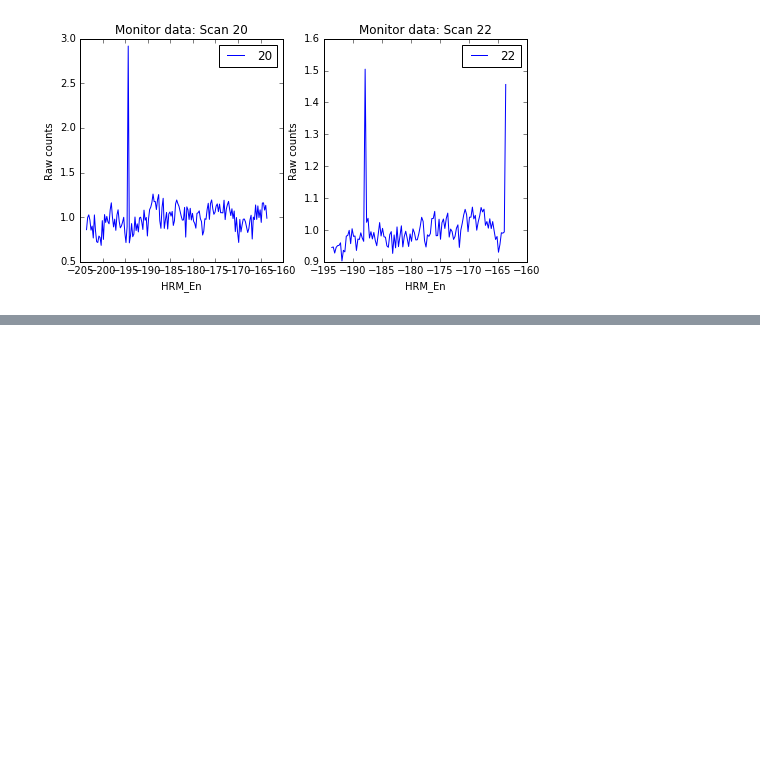
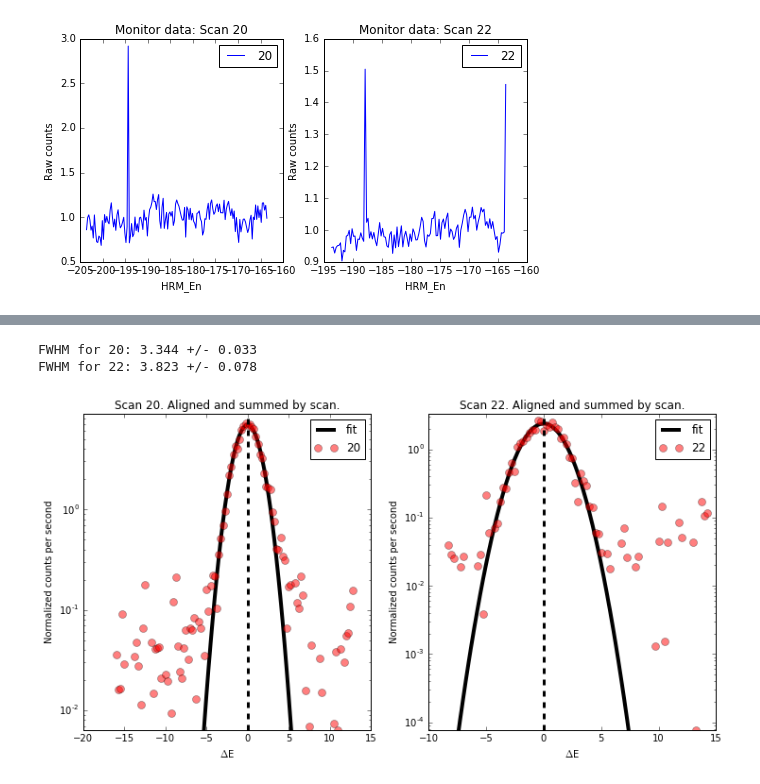
Before and after one commit to NSLS-II-IXS/ixstools, a Jupyter notebook: notebooks/IXS alignment notebook.ipynb, the cells around one changed output, grey strips where cells are left out. Drawn from its saved outputs; the diff is of its cells as text; code cells hidden in the pictures; blank space fills up the shorter version.

```diff
--- a/notebooks/IXS alignment notebook.ipynb
+++ b/notebooks/IXS alignment notebook.ipynb
@@ -374,0 +361,42 @@ plt.show()
+# %%
+summed_by_scan = pd.DataFrame({
+    sid: interp_df.dropna().sum(axis=1)
+    for sid, interp_df in zip(scans, interpolated)}, index=new_axis)
+# fit the summed by scan curves
+# pdb.set_trace()
+summed_by_scan_fit = {}
+fits = {}
+for sid in summed_by_scan:
+    series = summed_by_scan[sid].dropna()
+    f = gaussian_fit(series.index.values, series.values)
+    fits[sid] = f
+    summed_by_scan_fit[sid] = pd.DataFrame({sid: f.best_fit}, index=series.index.values)
+    print('FWHM for %s: %.4g +/- %.2g' % (sid, f.params['fwhm'].value, f.params['fwhm'].stderr))
+
+fpath = os.path.join(output_dir, '-'.join([str(sid) for sid in scans] + ['summed']))
+with open(fpath+'-by-scan-FIT', 'w') as f:
+    for sid, fit in fits.items():
+        f.write('Scan %s\n' % sid)
+        f.write(fit.fit_report())
+        f.write('\n\n')
+# Output the summed by scan data
+summed_by_scan.to_csv(fpath + '-by-scan', output_sep)
+# plot the data summed by scan
+
+markerfacecolor=[1, 0, 0, 0.5]
+fig, axes = make_axes(len(scans), 6, 6)
+for sid, ax in zip(scans, axes.ravel()):
+    ax.semilogy(summed_by_scan_fit[sid].index[:], summed_by_scan_fit[sid][:], label='fit', **black_fit_line)
+    ax.semilogy(summed_by_scan[sid].index[:], summed_by_scan[sid][:], label=sid, **translucent_red_marker)
+    curmax = np.max(summed_by_scan[sid].max()) * 1.25
+    curmin = np.min(summed_by_scan[sid][summed_by_scan[sid]!=0].min())
+    ax.legend(loc=1)
+    ax.set_title('Scan %s. Aligned and summed by scan.' % sid)
+    ax.set_xlabel(r'$\Delta$E')
+    ax.set_ylim([curmin, curmax])
+    ax.set_ylabel("Normalized counts per second")
+    ax.axvline(linewidth=3, color='k', linestyle='--')
+# %% [output]
+FWHM for 20: 3.344 +/- 0.033
+FWHM for 22: 3.823 +/- 0.078
+[figure, added]
```
Also changed, not shown: parts of 14 cells of this notebook.
